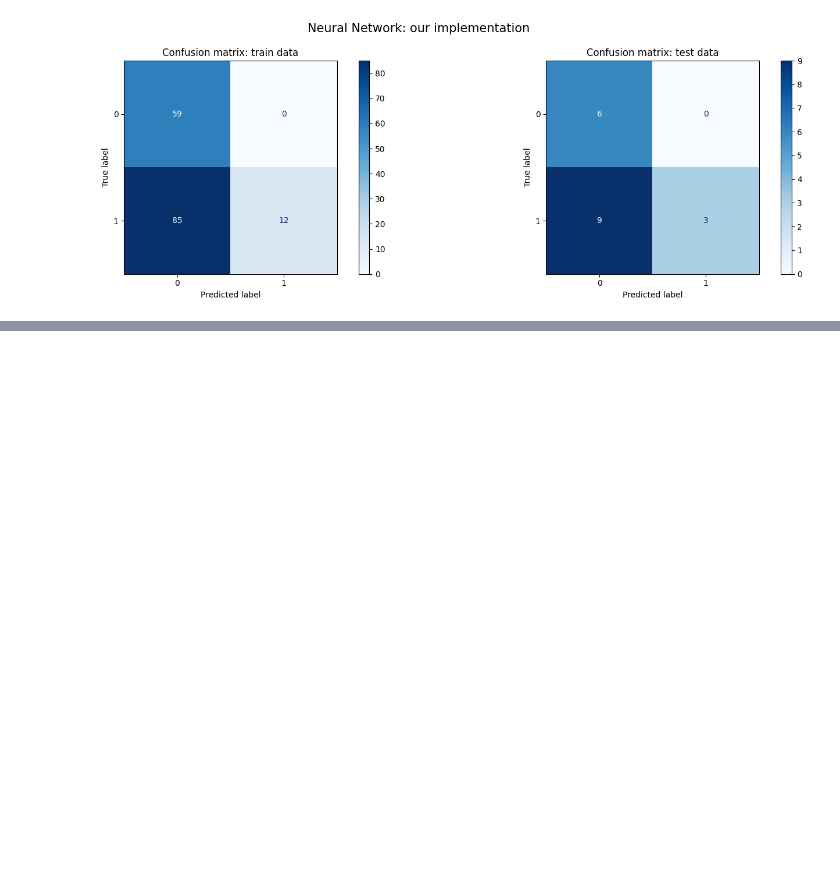
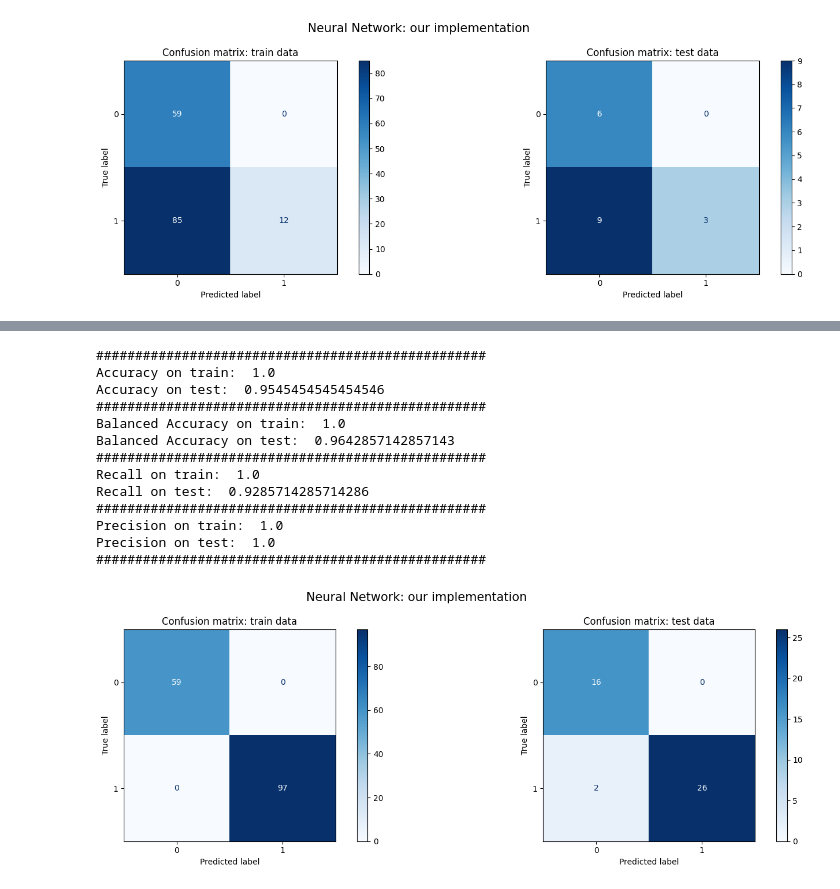
Before and after one commit to nadiaverdha/MachineLearningEx2, a Jupyter notebook: Ex2_kaggle.ipynb, the cells around one changed output, grey strips where cells are left out. Cells and saved outputs as stored; diff of their text form; code cells hidden in the pictures; blank space fills up the shorter version.

```diff
--- a/Ex2_kaggle.ipynb
+++ b/Ex2_kaggle.ipynb
@@ -277,0 +306,34 @@ plt.show()
+# %%
+net = Network()
+net.add(FCLayer(16, 5,seed =  seed))
+net.add(ActivationLayer(relu, relu_prime))
+net.add(FCLayer(5,5,seed = seed))
+net.add(ActivationLayer(relu, relu_prime))
+net.add(FCLayer(5,5,seed = seed))
+net.add(ActivationLayer(relu, relu_prime))
+net.add(FCLayer(5,5,seed = seed))
+net.add(ActivationLayer(relu, relu_prime))
+net.add(FCLayer(5,2,seed = seed))
+net.add(ActivationLayer(sigmoid, sigmoid_prime))
+
+# train
+net.use(binary_cross_entropy, binary_cross_entropy_prime)
+
+err_vect = net.fit(X_train, y_train, epochs=200, learning_rate=0.001)
+# %%
+net.nn_evaluate_binary(x_train= X_train, y_train=y_train, x_test=X_test, y_test=y_test, epochs=200, learning_rate=0.001)
+# %% [output]
+##################################################
+Accuracy on train:  1.0
+Accuracy on test:  0.9545454545454546
+##################################################
+Balanced Accuracy on train:  1.0
+Balanced Accuracy on test:  0.9642857142857143
+##################################################
+Recall on train:  1.0
+Recall on test:  0.9285714285714286
+##################################################
+Precision on train:  1.0
+Precision on test:  1.0
+##################################################
+[figure, added]
```
Also changed, not shown: parts of 13 cells of this notebook.
